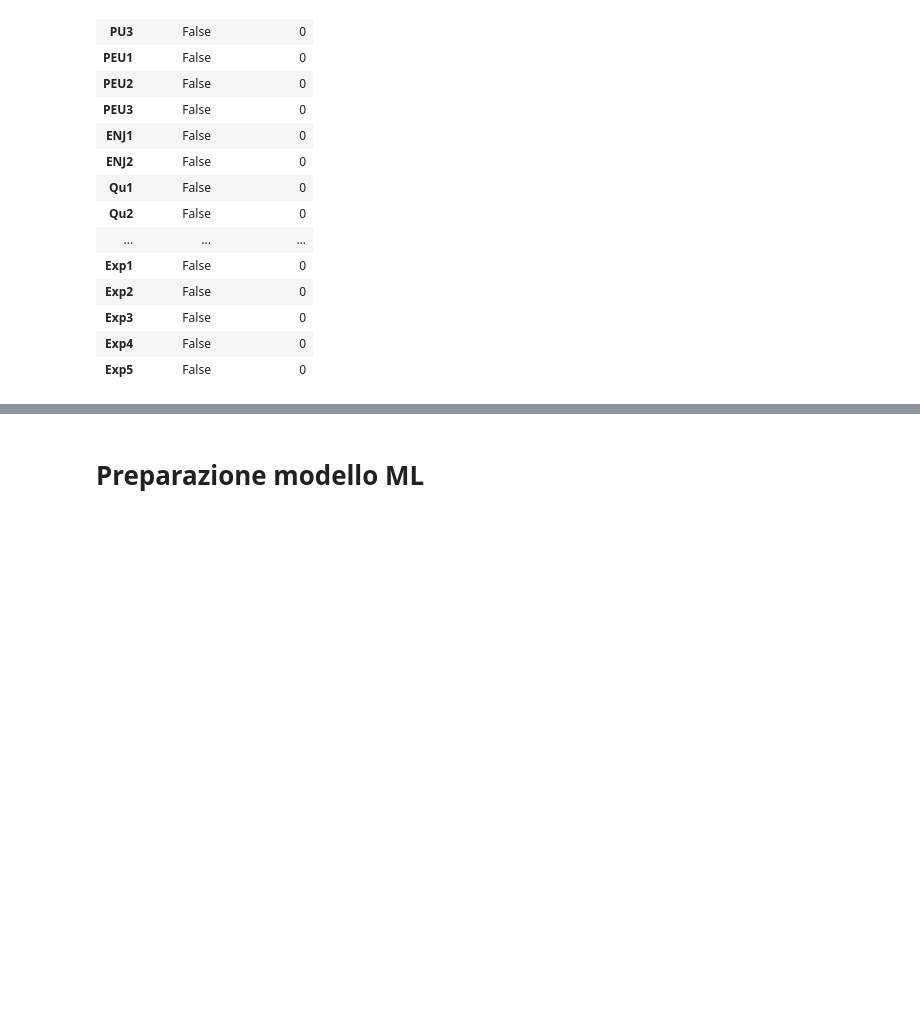
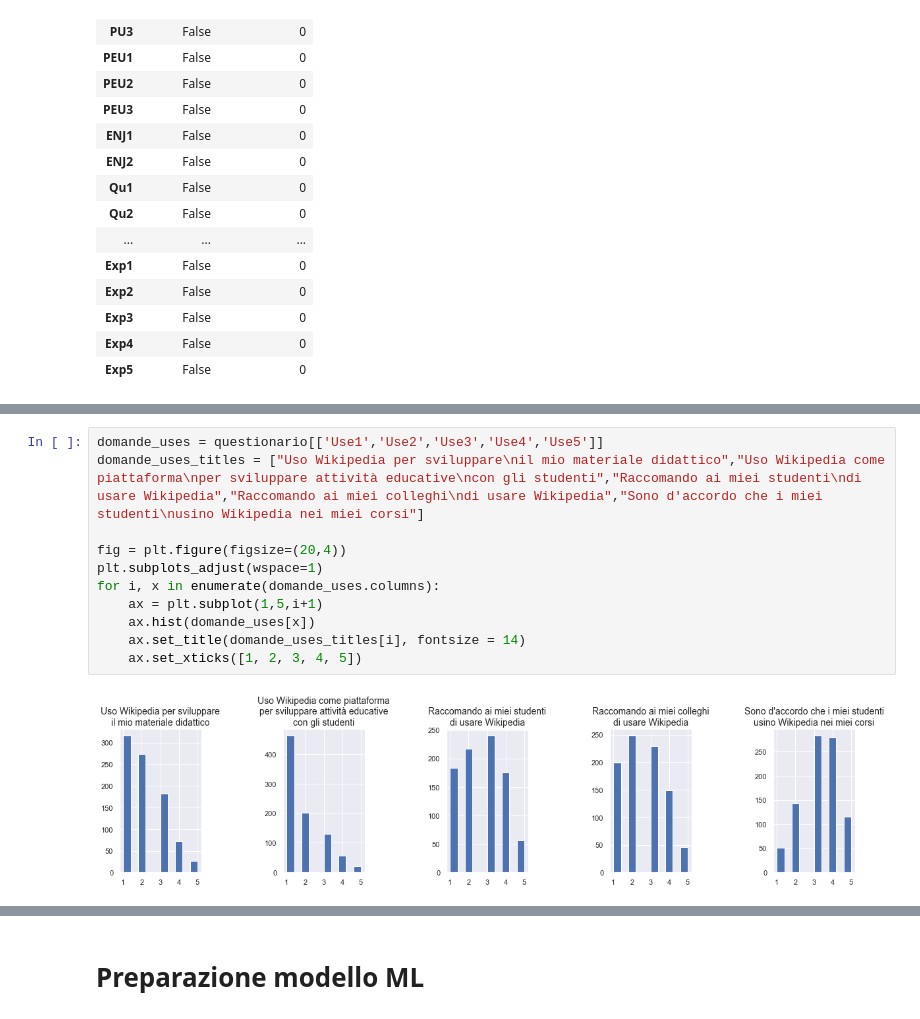
Before and after one commit to AposVinc/wiki4HEProject, a Jupyter notebook: wiki4HE.ipynb, the cells around one changed output, grey strips where cells are left out. Drawn from its saved outputs; the diff is of its cells as text; blank space fills up the shorter version.

```diff
--- a/wiki4HE.ipynb
+++ b/wiki4HE.ipynb
@@ -653,0 +687,13 @@ questionario.describe()
+# %%
+domande_uses = questionario[['Use1','Use2','Use3','Use4','Use5']]
+domande_uses_titles = ["Uso Wikipedia per sviluppare\nil mio materiale didattico","Uso Wikipedia come piattaforma\nper sviluppare attività educative\ncon gli studenti","Raccomando ai miei studenti\ndi usare Wikipedia","Raccomando ai miei colleghi\ndi usare Wikipedia","Sono d'accordo che i miei studenti\nusino Wikipedia nei miei corsi"]
+
+fig = plt.figure(figsize=(20,4))
+plt.subplots_adjust(wspace=1)
+for i, x in enumerate(domande_uses.columns):
+    ax = plt.subplot(1,5,i+1)
+    ax.hist(domande_uses[x])
+    ax.set_title(domande_uses_titles[i], fontsize = 14)
+    ax.set_xticks([1, 2, 3, 4, 5])
+# %% [output]
+[figure, added]
```
Also changed, not shown: parts of 28 cells of this notebook.
